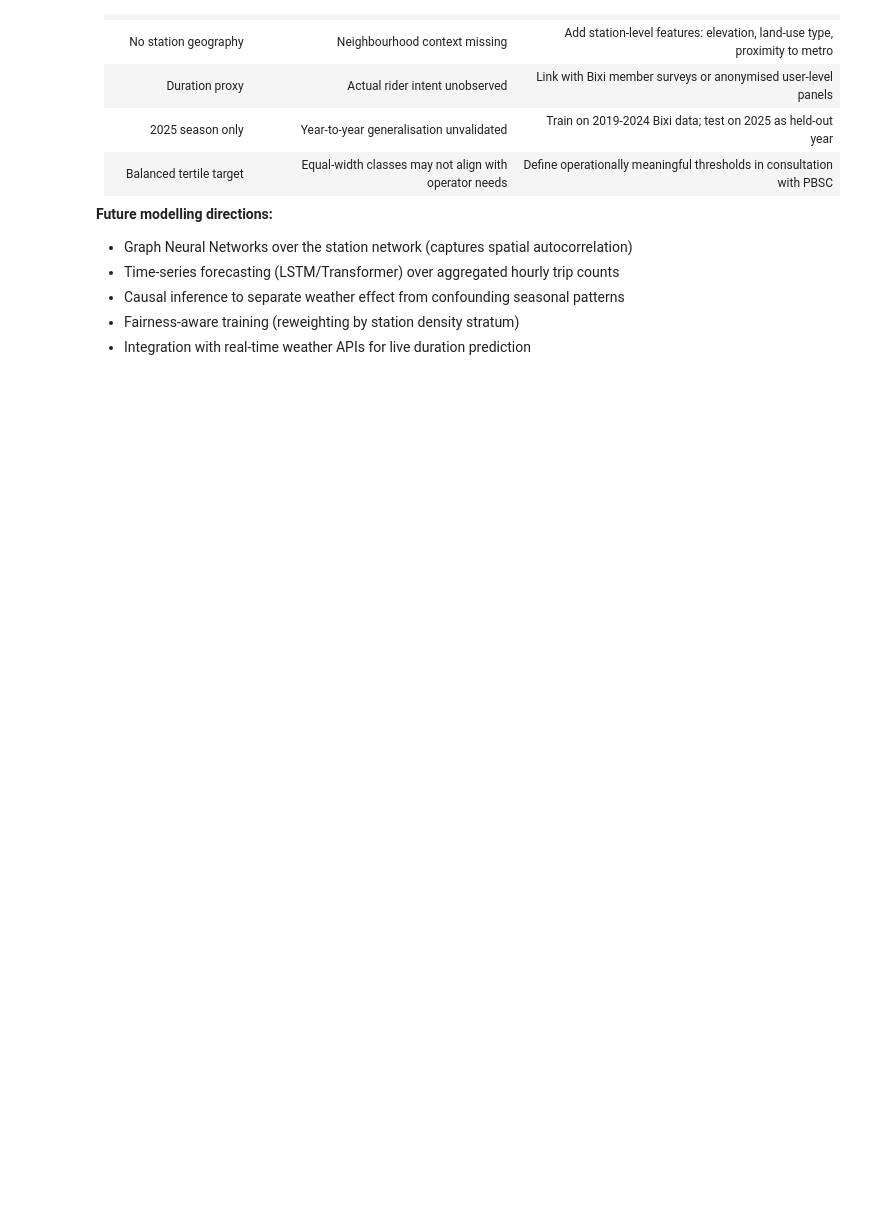
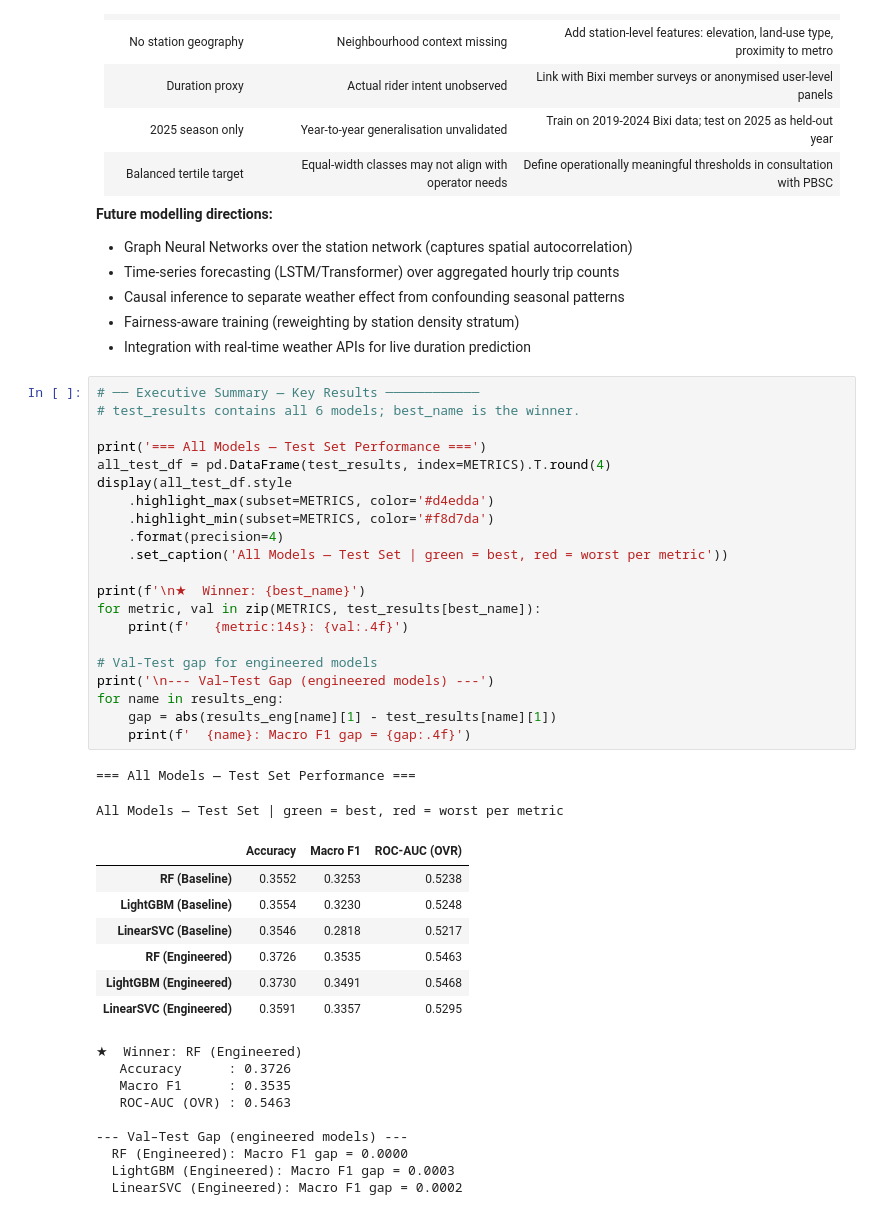
Before and after one commit to forGOATten/COMP333_Project, a Jupyter notebook: notebooks/main.ipynb, the cells around one changed output. Cells and saved outputs as stored; diff of their text form; blank space fills up the shorter version.

```diff
--- a/notebooks/main.ipynb
+++ b/notebooks/main.ipynb
@@ -2616,6 +2614,46 @@ Substantial class-proportion differences across strata indicate the model may am
 - Causal inference to separate weather effect from confounding seasonal patterns
 - Fairness-aware training (reweighting by station density stratum)
 - Integration with real-time weather APIs for live duration prediction
+# %%
+# ── Executive Summary — Key Results ────────────
+# test_results contains all 6 models; best_name is the winner.
+
+print('=== All Models — Test Set Performance ===')
+all_test_df = pd.DataFrame(test_results, index=METRICS).T.round(4)
+display(all_test_df.style
+    .highlight_max(subset=METRICS, color='#d4edda')
+    .highlight_min(subset=METRICS, color='#f8d7da')
+    .format(precision=4)
+    .set_caption('All Models — Test Set | green = best, red = worst per metric'))
+
+print(f'\n★  Winner: {best_name}')
+for metric, val in zip(METRICS, test_results[best_name]):
+    print(f'   {metric:14s}: {val:.4f}')
+
+# Val-Test gap for engineered models
+print('\n--- Val–Test Gap (engineered models) ---')
+for name in results_eng:
+    gap = abs(results_eng[name][1] - test_results[name][1])
+    print(f'  {name}: Macro F1 gap = {gap:.4f}')
+# %% [output]
+=== All Models — Test Set Performance ===
+All Models — Test Set | green = best, red = worst per metric
+|  | Accuracy | Macro F1 | ROC-AUC (OVR) |
+| RF (Baseline) | 0.3552 | 0.3253 | 0.5238 |
+| LightGBM (Baseline) | 0.3554 | 0.3230 | 0.5248 |
+| LinearSVC (Baseline) | 0.3546 | 0.2818 | 0.5217 |
+| RF (Engineered) | 0.3726 | 0.3535 | 0.5463 |
+| LightGBM (Engineered) | 0.3730 | 0.3491 | 0.5468 |
+| LinearSVC (Engineered) | 0.3591 | 0.3357 | 0.5295 |
+★  Winner: RF (Engineered)
+   Accuracy      : 0.3726
+   Macro F1      : 0.3535
+   ROC-AUC (OVR) : 0.5463
+
+--- Val–Test Gap (engineered models) ---
+  RF (Engineered): Macro F1 gap = 0.0000
+  LightGBM (Engineered): Macro F1 gap = 0.0003
+  LinearSVC (Engineered): Macro F1 gap = 0.0002
 # %% [markdown]
 ---
 # 8. Executive Summary — Final Report
```
Also changed, not shown: parts of 13 cells of this notebook, 2 other files.
